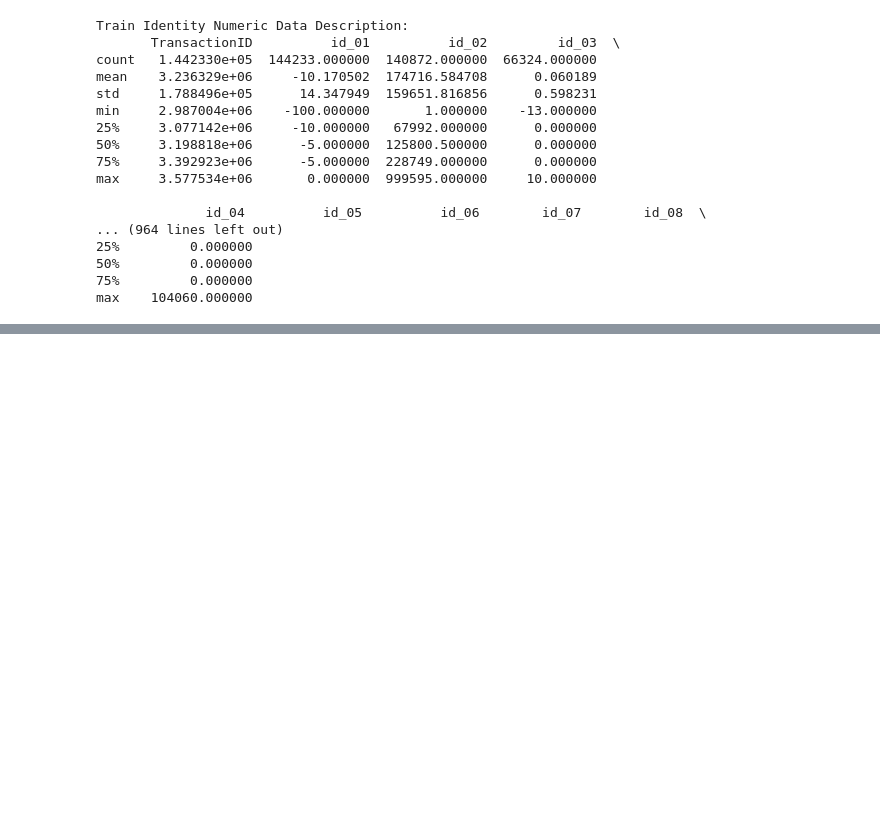
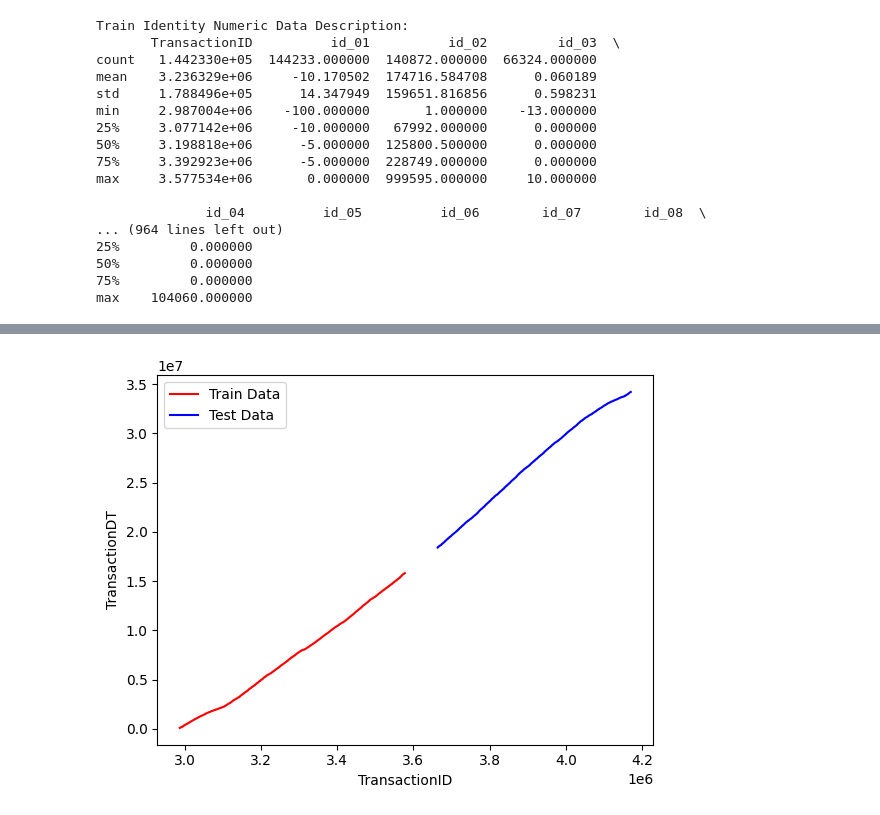
Before and after one commit to jariskueken/ieee_fraud_detection, a Jupyter notebook: notebooks/eda.ipynb, the cells around one changed output, grey strips where cells are left out. Cells and saved outputs as stored; diff of their text form; code cells hidden in the pictures; blank space fills up the shorter version.

```diff
--- a/notebooks/eda.ipynb
+++ b/notebooks/eda.ipynb
@@ -17,13 +17,24 @@ pd.set_option('display.max_rows', 500)
 
 - NOTE: we have to datasets, 'identity' and 'transactions'. Beginning with the training dataset first
 # %%
-# path to the data
+# path to the training data
 path_train_identity = '../data/train_identity.csv'
 path_train_transaction = '../data/train_transaction.csv'
 
-# read the data into dataframes
+# path to the test data
+path_test_identity = '../data/test_identity.csv'
+path_test_transaction = '../data/test_transaction.csv'
+
+# read the train data into dataframes
 train_identity_df = pd.read_csv(path_train_identity)
 train_transaction_df = pd.read_csv(path_train_transaction)
+
+# create a merged dataframe
+train_df = pd.merge(train_transaction_df, train_identity_df, on='TransactionID', how='left')
+
+# read the test data into dataframes
+test_identity_df = pd.read_csv(path_test_identity)
+test_transaction_df = pd.read_csv(path_test_transaction)
 # %% [markdown]
 ## Dataset Basics
 - The following two cells contain:
@@ -132,0 +210,11 @@ max    104060.000000
+# %%
+# inspect correlation between increasing transaction ID and increasing time
+
+plt.plot(train_transaction_df['TransactionID'], train_transaction_df['TransactionDT'], color='red', label='Train Data')
+plt.plot(test_transaction_df['TransactionID'], test_transaction_df['TransactionDT'], color='blue', label='Test Data')
+plt.xlabel('TransactionID')
+plt.ylabel('TransactionDT')
+plt.legend()
+plt.show()
+# %% [output]
+[figure, added]
```
Also changed, not shown: parts of 12 cells of this notebook, 1 other file.
